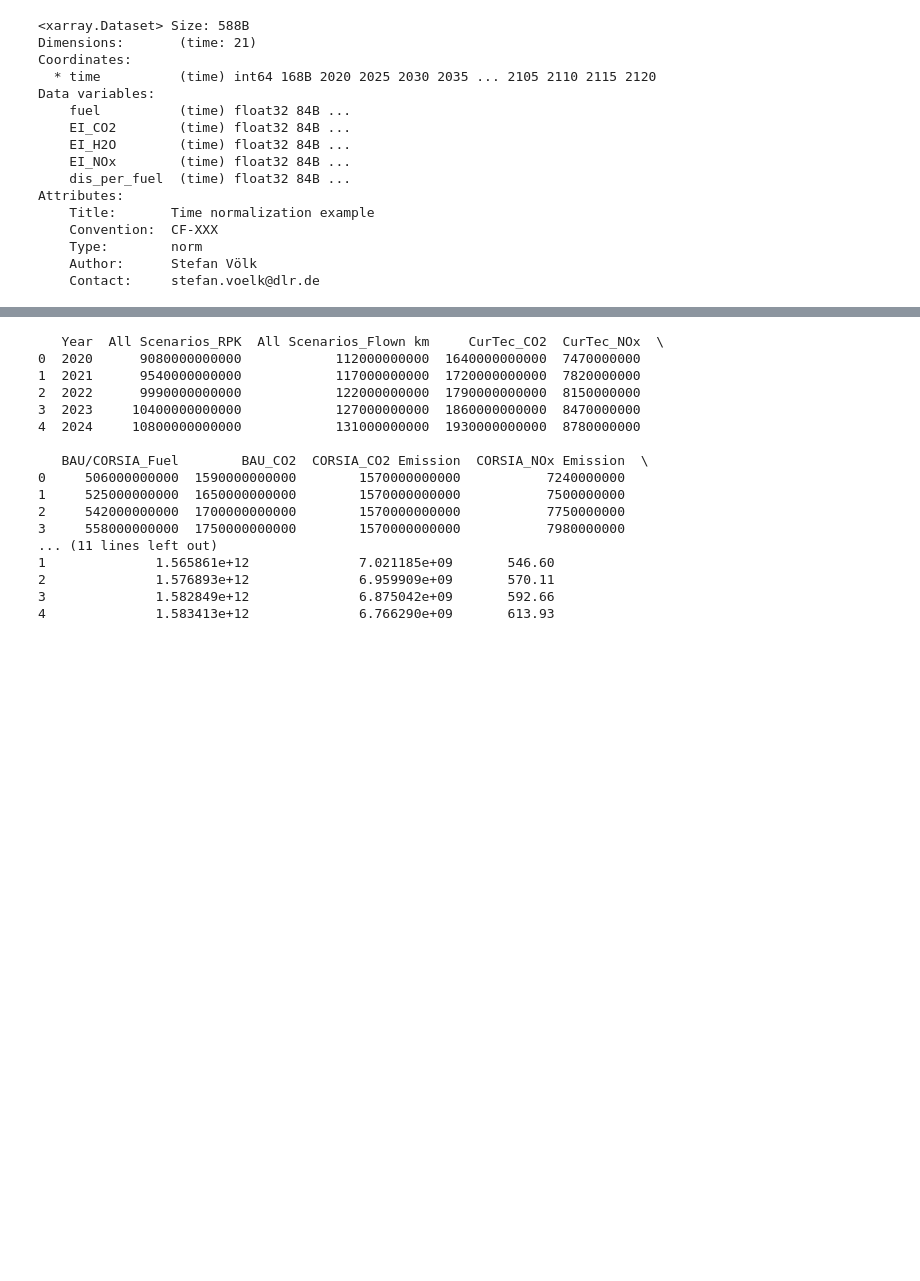
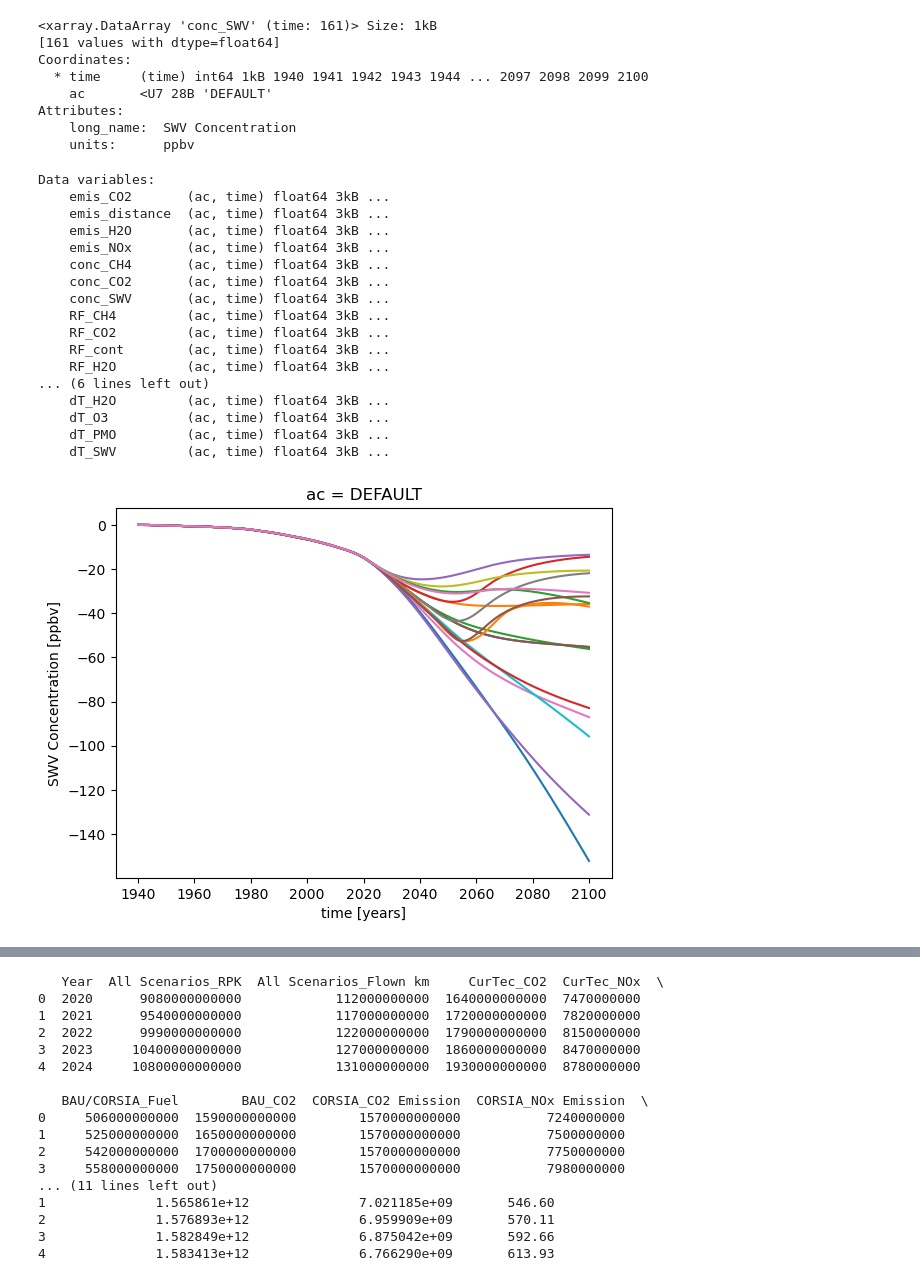
Before and after one commit to atzeharmsen/sandbox2, a Jupyter notebook: Scenario_Analysis/SA_sandbox.ipynb, the cells around one changed output, grey strips where cells are left out. Cells and saved outputs as stored; diff of their text form; code cells hidden in the pictures; blank space fills up the shorter version.

```diff
--- a/Scenario_Analysis/SA_sandbox.ipynb
+++ b/Scenario_Analysis/SA_sandbox.ipynb
@@ -1,23 +1,63 @@
 # %%
 import xarray as xr
-norm_nox = r"evolution/norm_NOX.nc"
+import matplotlib.pyplot as plt
+# norm_nox = r"evolution/norm_NOX.nc"
+#
+# ds = xr.open_dataset(norm_nox)
+# display(ds)
 
-ds = xr.open_dataset(norm_nox)
-display(ds)
+path = r"C:\Users\atzeh\PycharmProjects\OAC_Thesis\ATZE\Scenario_Analysis\results_GBAU_SSP2-4_5\GBAU_SSP2-4_5.nc"
+data = xr.open_dataset(path)
+display(data["conc_SWV"][0])
+print(data.data_vars)
+data["conc_SWV"][0].plot()
+scenarios = {
+    "GBAU": "blue",
+    "GCurTec": "red",
+    "GFP2050": "grey",
+    "GFP2050cont": "purple",
+}
+ssps = {
+    "SSP1-1_9": "-",
+    "SSP2-4_5": "--",
+    "SSP3-7_0": ":",
+    "SSP4-6_0": "-.",
+    # "SSP5-8.5": " ",
+}
+for ssp in ssps.keys():
+    for scenario in scenarios.keys():
+        file = scenario + "_" + ssp
+        ds_path = f"results_{file}/{file}.nc"
+        data = xr.open_dataset(ds_path)
+        plt.figure(1)
+        data["conc_SWV"][0].plot()
+        plt.figure(2)
+        data["RF_SWV"][0].plot()
+plt.show()
 # %% [output]
-<xarray.Dataset> Size: 588B
-Dimensions:       (time: 21)
+<xarray.DataArray 'conc_SWV' (time: 161)> Size: 1kB
+[161 values with dtype=float64]
 Coordinates:
-  * time          (time) int64 168B 2020 2025 2030 2035 ... 2105 2110 2115 2120
-Data variables:
-    fuel          (time) float32 84B ...
-    EI_CO2        (time) float32 84B ...
-    EI_H2O        (time) float32 84B ...
-    EI_NOx        (time) float32 84B ...
-    dis_per_fuel  (time) float32 84B ...
+  * time     (time) int64 1kB 1940 1941 1942 1943 1944 ... 2097 2098 2099 2100
+    ac       <U7 28B 'DEFAULT'
 Attributes:
-    Title:       Time normalization example
-    Convention:  CF-XXX
-    Type:        norm
-    Author:      Stefan Völk
-    Contact:     stefan.voelk@dlr.de
+    long_name:  SWV Concentration
+    units:      ppbv
+Data variables:
+    emis_CO2       (ac, time) float64 3kB ...
+    emis_distance  (ac, time) float64 3kB ...
+    emis_H2O       (ac, time) float64 3kB ...
+    emis_NOx       (ac, time) float64 3kB ...
+    conc_CH4       (ac, time) float64 3kB ...
+    conc_CO2       (ac, time) float64 3kB ...
+    conc_SWV       (ac, time) float64 3kB ...
+    RF_CH4         (ac, time) float64 3kB ...
+    RF_CO2         (ac, time) float64 3kB ...
+    RF_cont        (ac, time) float64 3kB ...
+    RF_H2O         (ac, time) float64 3kB ...
+... (6 lines left out)
+    dT_H2O         (ac, time) float64 3kB ...
+    dT_O3          (ac, time) float64 3kB ...
+    dT_PMO         (ac, time) float64 3kB ...
+    dT_SWV         (ac, time) float64 3kB ...
+[figure, added]
```
Also changed, not shown: parts of 1 cell of this notebook, 4 other files.
